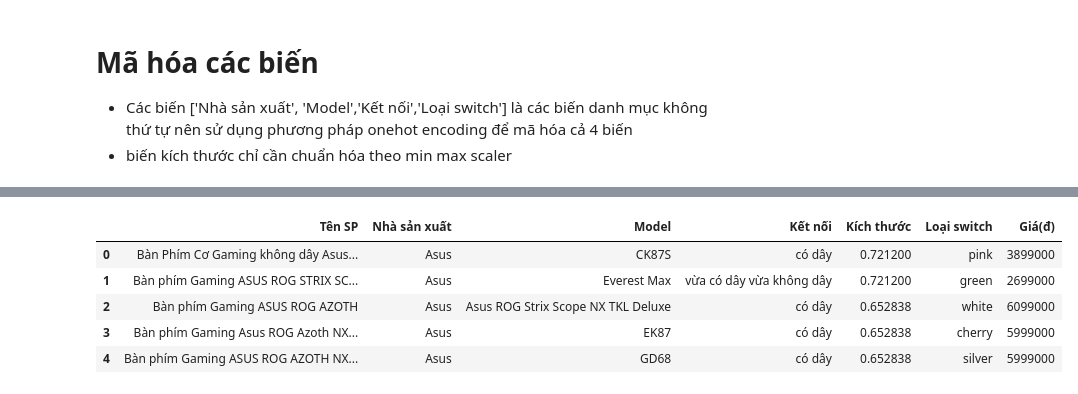
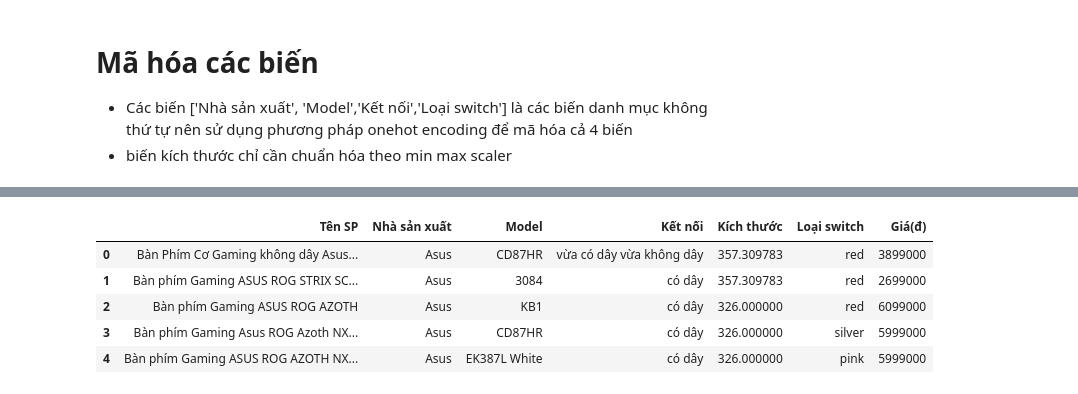
Before and after one commit to tuananh2804/keyboard-crawler, a Jupyter notebook: encoding.ipynb, the cells around one changed output, grey strips where cells are left out. Cells and saved outputs as stored; diff of their text form; code cells hidden in the pictures.

```diff
--- a/encoding.ipynb
+++ b/encoding.ipynb
@@ -14,10 +13,10 @@ from sklearn.preprocessing import OneHotEncoder
 # %%
-df = pd.read_csv("clean_data.csv")
+df = pd.read_csv("data/clean_data.csv")
 df.head()
 # %% [output]
 |  | Tên SP | Nhà sản xuất | Model | Kết nối | Kích thước | Loại switch | Giá(đ) |
-| 0 | Bàn Phím Cơ Gaming không dây Asus... | Asus | CK87S | có dây | 0.721200 | pink | 3899000 |
-| 1 | Bàn phím Gaming ASUS ROG STRIX SC... | Asus | Everest Max | vừa có dây vừa không dây | 0.721200 | green | 2699000 |
-| 2 | Bàn phím Gaming ASUS ROG AZOTH | Asus | Asus ROG Strix Scope NX TKL Deluxe | có dây | 0.652838 | white | 6099000 |
-| 3 | Bàn phím Gaming Asus ROG Azoth NX... | Asus | EK87 | có dây | 0.652838 | cherry | 5999000 |
-| 4 | Bàn phím Gaming ASUS ROG AZOTH NX... | Asus | GD68 | có dây | 0.652838 | silver | 5999000 |
+| 0 | Bàn Phím Cơ Gaming không dây Asus... | Asus | CD87HR | vừa có dây vừa không dây | 357.309783 | red | 3899000 |
+| 1 | Bàn phím Gaming ASUS ROG STRIX SC... | Asus | 3084 | có dây | 357.309783 | red | 2699000 |
+| 2 | Bàn phím Gaming ASUS ROG AZOTH | Asus | KB1 | có dây | 326.000000 | red | 6099000 |
+| 3 | Bàn phím Gaming Asus ROG Azoth NX... | Asus | CD87HR | có dây | 326.000000 | silver | 5999000 |
+| 4 | Bàn phím Gaming ASUS ROG AZOTH NX... | Asus | EK387L White | có dây | 326.000000 | pink | 5999000 |
```
Also changed, not shown: parts of 16 cells of this notebook, 14 other files.
